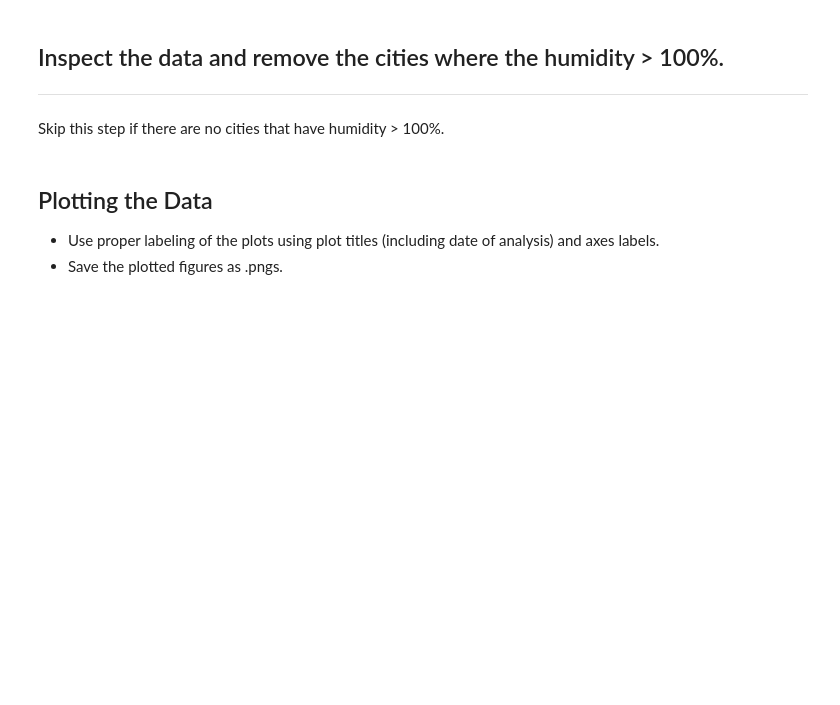
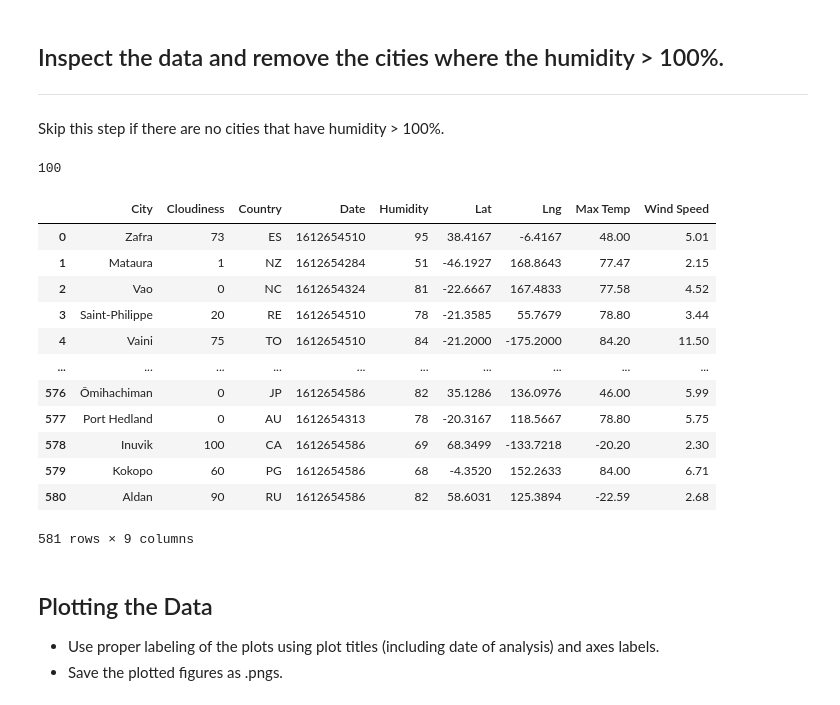
Before and after one commit to shaff183/python-api-challenge, a Jupyter notebook: WeatherPy/WeatherPy.ipynb, the cells around one changed output. Saved outputs shown, nothing was run; the diff lists cells and outputs as text; code cells hidden in the pictures; blank space fills up the shorter version.

Commit message:
Cleaned the data

```diff
--- a/WeatherPy/WeatherPy.ipynb
+++ b/WeatherPy/WeatherPy.ipynb
@@ -133,9 +147,29 @@ city_weather_df
 Skip this step if there are no cities that have humidity > 100%.
 # %%
 #  Get the indices of cities that have humidity over 100%.
+city_weather_df['Humidity'].max()
+# %% [output]
+100
 # %%
 # Make a new DataFrame equal to the city data to drop all humidity outliers by index.
 # Passing "inplace=False" will make a copy of the city_data DataFrame, which we call "clean_city_data".
+clean_city_data = city_weather_df.drop(city_weather_df.loc[city_weather_df['Humidity'] > 100].index, inplace=False)
+# %%
+clean_city_data
+# %% [output]
+|  | City | Cloudiness | Country | Date | Humidity | Lat | Lng | Max Temp | Wind Speed |
+| 0 | Zafra | 73 | ES | 1612654510 | 95 | 38.4167 | -6.4167 | 48.00 | 5.01 |
+| 1 | Mataura | 1 | NZ | 1612654284 | 51 | -46.1927 | 168.8643 | 77.47 | 2.15 |
+| 2 | Vao | 0 | NC | 1612654324 | 81 | -22.6667 | 167.4833 | 77.58 | 4.52 |
+| 3 | Saint-Philippe | 20 | RE | 1612654510 | 78 | -21.3585 | 55.7679 | 78.80 | 3.44 |
+| 4 | Vaini | 75 | TO | 1612654510 | 84 | -21.2000 | -175.2000 | 84.20 | 11.50 |
+| ... | ... | ... | ... | ... | ... | ... | ... | ... | ... |
+| 576 | Ōmihachiman | 0 | JP | 1612654586 | 82 | 35.1286 | 136.0976 | 46.00 | 5.99 |
+| 577 | Port Hedland | 0 | AU | 1612654313 | 78 | -20.3167 | 118.5667 | 78.80 | 5.75 |
+| 578 | Inuvik | 100 | CA | 1612654586 | 69 | 68.3499 | -133.7218 | -20.20 | 2.30 |
+| 579 | Kokopo | 60 | PG | 1612654586 | 68 | -4.3520 | 152.2633 | 84.00 | 6.71 |
+| 580 | Aldan | 90 | RU | 1612654586 | 82 | 58.6031 | 125.3894 | -22.59 | 2.68 |
+581 rows × 9 columns
 # %% [markdown]
 ## Plotting the Data
 * Use proper labeling of the plots using plot titles (including date of analysis) and axes labels.
```
Also changed, not shown: parts of 5 cells of this notebook, 1 other file.
